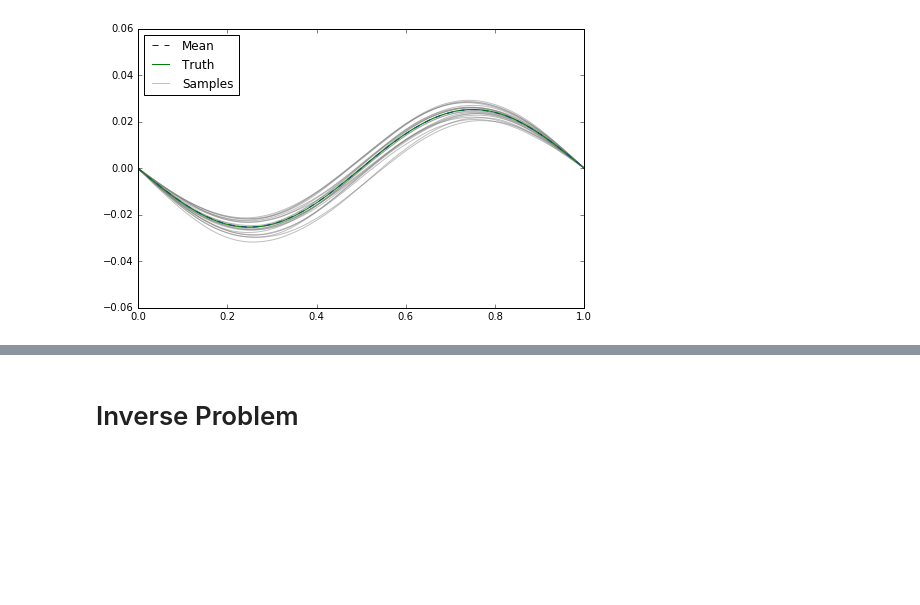
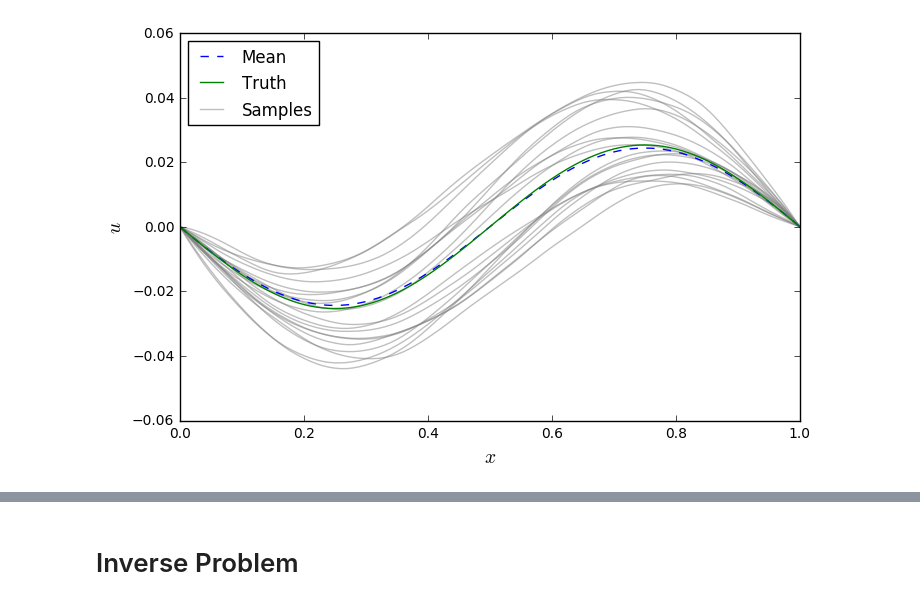
Before and after one commit to jcockayne/bayesian_pdes, a Jupyter notebook: notebooks/Running_Example.ipynb, the cells around one changed output, grey strips where cells are left out. Drawn from its saved outputs; the diff is of its cells as text; code cells hidden in the pictures; blank space fills up the shorter version.

```diff
--- a/notebooks/Running_Example.ipynb
+++ b/notebooks/Running_Example.ipynb
@@ -16,3 +18,6 @@ n_pts = 39
+# %%
+# n_pts = 39 # for figures in paper
+n_pts = 9 # for gp anim
 # %%
 epsilon = 2.5
 nat_op_cache = laplacian_natural_kernel.LaplacianNaturalKernel(epsilon)
@@ -27,7 +32,7 @@ g = rhs(design_points)
 bdy = np.array([[0.], [1.]])
 bdy_obs = np.zeros_like(bdy)
 # %%
-posterior = bpdes.collocate(nat_op_cache.operators, nat_op_cache.operators_bar, None, None, [(design_points, g)], op_cache=nat_op_cache)
+posterior = bpdes.collocate(nat_op_cache.operators, nat_op_cache.operators_bar, [(design_points, g)], nat_op_cache)
 # %%
 int_posterior = bpdes.collocate(
     int_op_cache.operators,
@@ -41,12 +44,14 @@ test_points = np.linspace(0,1,101)[:,None]
 # %%
 mu, cov = posterior(test_points)
 plt.figure(figsize=(8,5))
 h_samples = plt.plot(test_points, np.random.multivariate_normal(mu.ravel(), cov, 20).T, c='gray', alpha=0.5);
 h_mean = plt.plot(test_points, mu, linestyle='--', label='Mean Function')
 #plt.plot(test_points, mu_new)
 h_truth = plt.plot(test_points, -np.sin(2*np.pi*test_points)/(4*np.pi**2), label='Truth')
 plt.ylim(-0.06, 0.06)
 plt.legend((h_mean[0], h_truth[0], h_samples[0]), ('Mean', 'Truth', 'Samples'), loc=2)
+plt.xlabel('$x$', fontsize=14)
+plt.ylabel('$u$', fontsize=14)
 plt.savefig('figures/example_mean_samples.pdf', transparent=True, bbox_inches=0)
 # %% [output]
-[figure, old version]
+[figure, new version]
```
Also changed, not shown: parts of 23 cells of this notebook.
